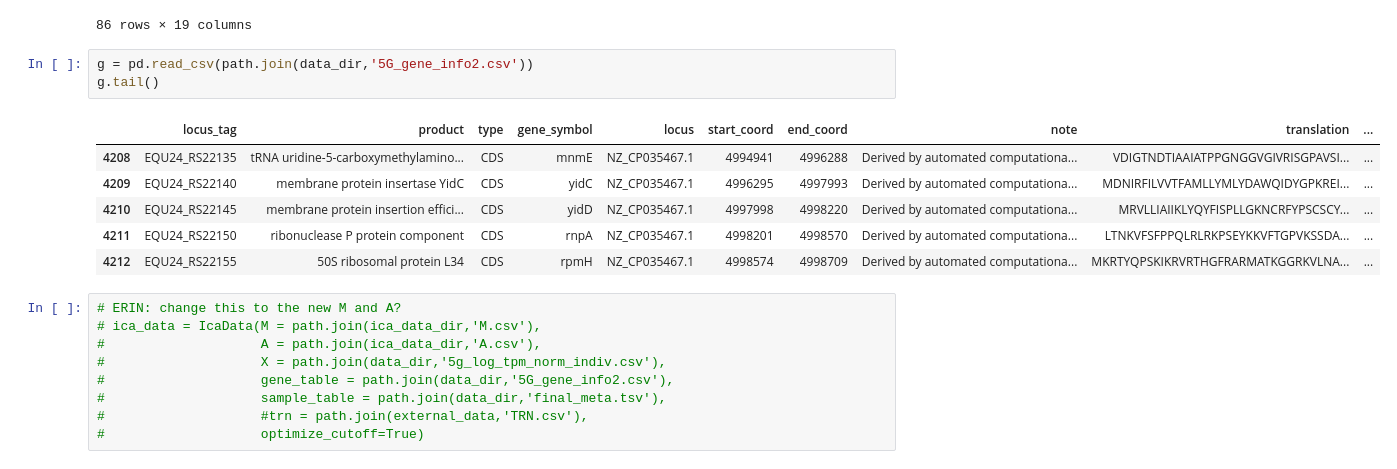
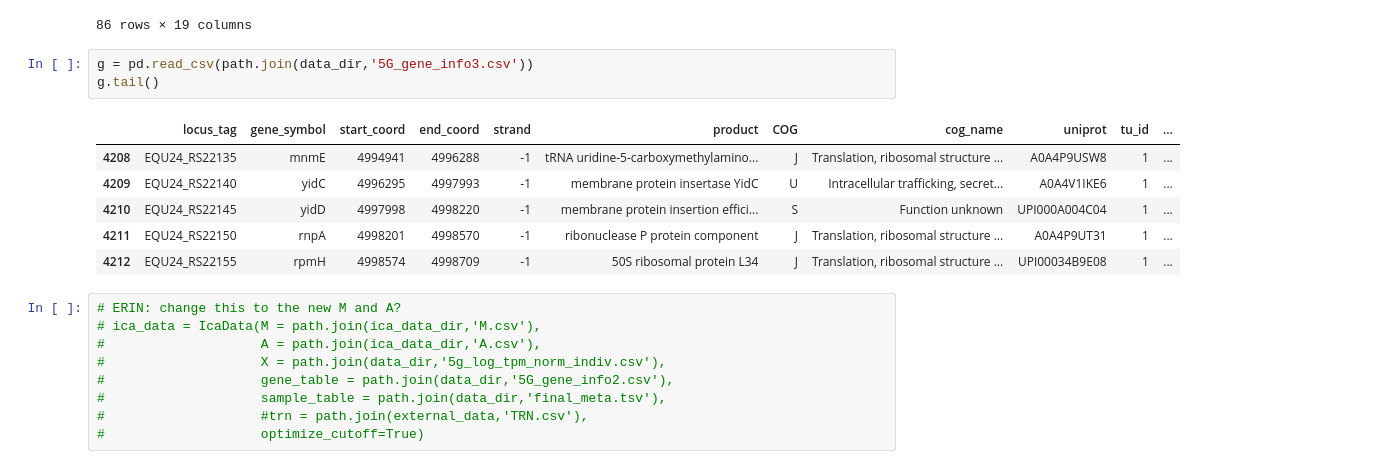
Before and after one commit to erinhwilson/modulome-workflow, a Jupyter notebook: 5_characterize_iModulons/2_iModulon_characterization_Erin.ipynb, the cells around one changed output. Drawn from its saved outputs; the diff is of its cells as text.

```diff
--- a/5_characterize_iModulons/2_iModulon_characterization_Erin.ipynb
+++ b/5_characterize_iModulons/2_iModulon_characterization_Erin.ipynb
@@ -137,15 +137,15 @@ s
 | 5GB1_pA9_yellow_tpm | crotonic_acid | crotonic_acid | 5GB1_pA9_yellow | 5GB1_pA9 | Vial sample producing crotonic acid | 2 | 1 | 0 | ... |
 86 rows × 19 columns
 # %%
-g = pd.read_csv(path.join(data_dir,'5G_gene_info2.csv'))
+g = pd.read_csv(path.join(data_dir,'5G_gene_info3.csv'))
 g.tail()
 # %% [output]
-|  | locus_tag | product | type | gene_symbol | locus | start_coord | end_coord | note | translation | ... |
-| 4208 | EQU24_RS22135 | tRNA uridine-5-carboxymethylamino... | CDS | mnmE | NZ_CP035467.1 | 4994941 | 4996288 | Derived by automated computationa... | VDIGTNDTIAAIATPPGNGGVGIVRISGPAVSI... | ... |
-| 4209 | EQU24_RS22140 | membrane protein insertase YidC | CDS | yidC | NZ_CP035467.1 | 4996295 | 4997993 | Derived by automated computationa... | MDNIRFILVVTFAMLLYMLYDAWQIDYGPKREI... | ... |
-| 4210 | EQU24_RS22145 | membrane protein insertion effici... | CDS | yidD | NZ_CP035467.1 | 4997998 | 4998220 | Derived by automated computationa... | MRVLLIAIIKLYQYFISPLLGKNCRFYPSCSCY... | ... |
-| 4211 | EQU24_RS22150 | ribonuclease P protein component | CDS | rnpA | NZ_CP035467.1 | 4998201 | 4998570 | Derived by automated computationa... | LTNKVFSFPPQLRLRKPSEYKKVFTGPVKSSDA... | ... |
-| 4212 | EQU24_RS22155 | 50S ribosomal protein L34 | CDS | rpmH | NZ_CP035467.1 | 4998574 | 4998709 | Derived by automated computationa... | MKRTYQPSKIKRVRTHGFRARMATKGGRKVLNA... | ... |
+|  | locus_tag | gene_symbol | start_coord | end_coord | strand | product | COG | cog_name | uniprot | tu_id | ... |
+| 4208 | EQU24_RS22135 | mnmE | 4994941 | 4996288 | -1 | tRNA uridine-5-carboxymethylamino... | J | Translation, ribosomal structure ... | A0A4P9USW8 | 1 | ... |
+| 4209 | EQU24_RS22140 | yidC | 4996295 | 4997993 | -1 | membrane protein insertase YidC | U | Intracellular trafficking, secret... | A0A4V1IKE6 | 1 | ... |
+| 4210 | EQU24_RS22145 | yidD | 4997998 | 4998220 | -1 | membrane protein insertion effici... | S | Function unknown | UPI000A004C04 | 1 | ... |
+| 4211 | EQU24_RS22150 | rnpA | 4998201 | 4998570 | -1 | ribonuclease P protein component | J | Translation, ribosomal structure ... | A0A4P9UT31 | 1 | ... |
+| 4212 | EQU24_RS22155 | rpmH | 4998574 | 4998709 | -1 | 50S ribosomal protein L34 | J | Translation, ribosomal structure ... | UPI00034B9E08 | 1 | ... |
 # %%
 # ERIN: change this to the new M and A?
 # ica_data = IcaData(M = path.join(ica_data_dir,'M.csv'),
```
Also changed, not shown: parts of 7 cells of this notebook, 3 other files.
